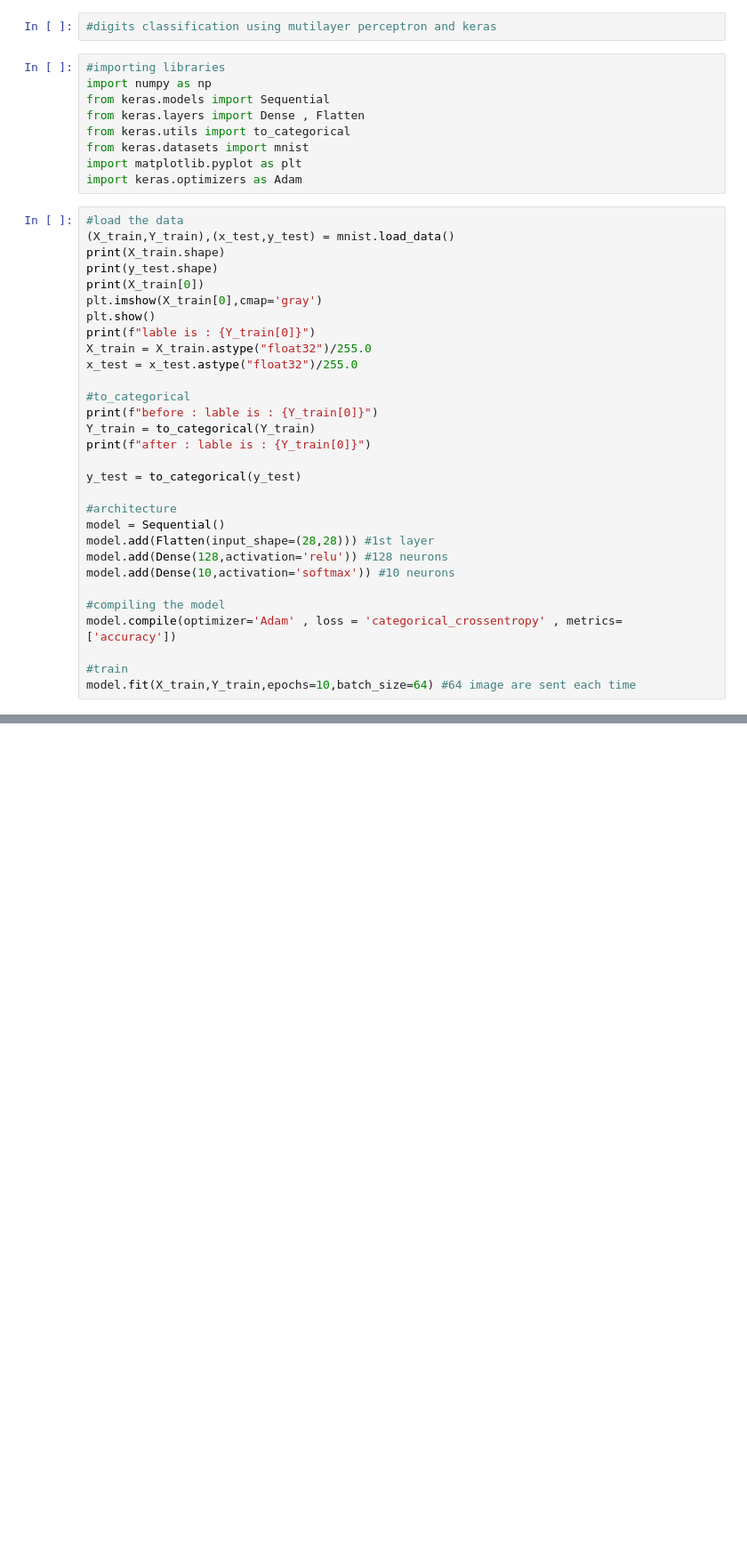
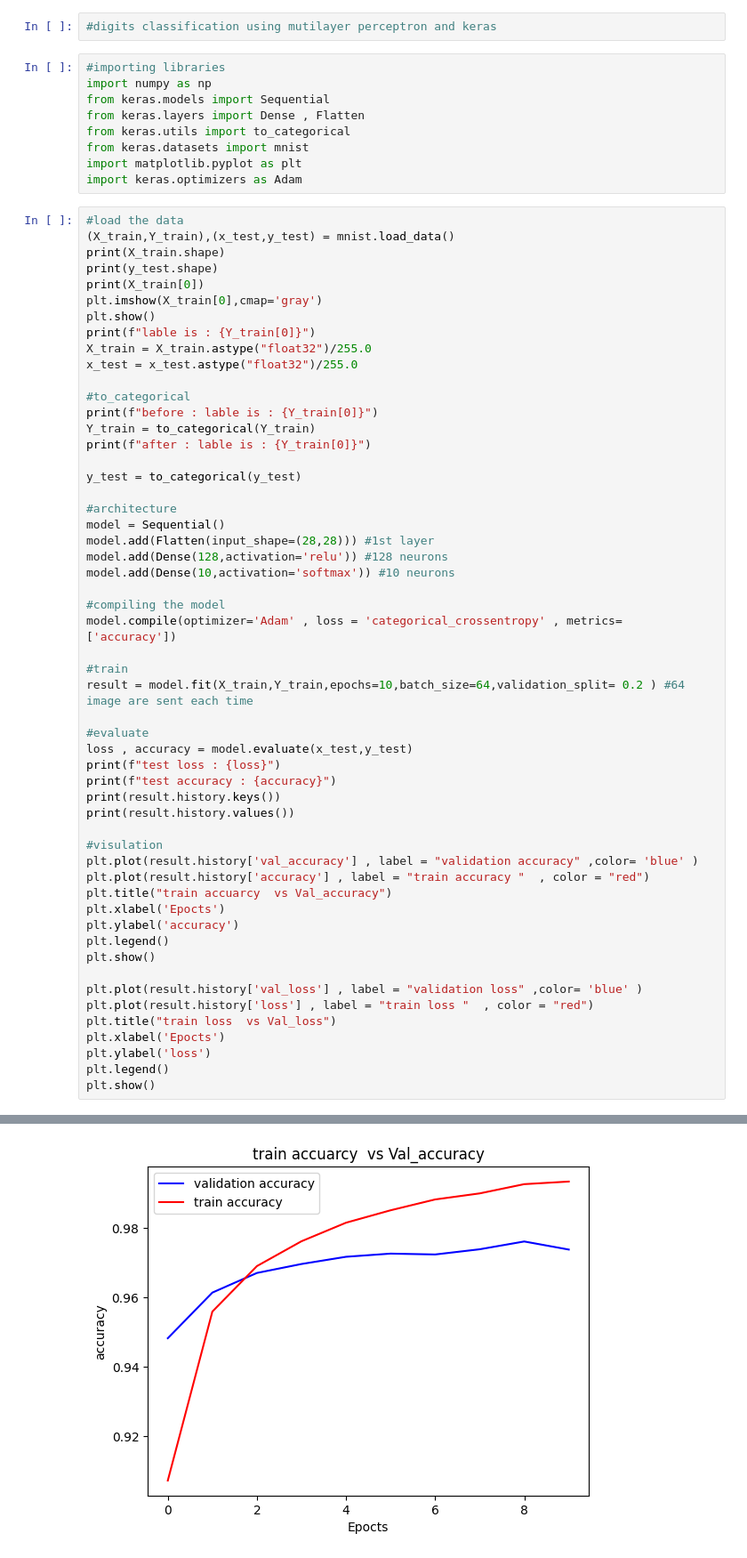
Before and after one commit to Yatharth-agarwal29/Ai_bootcamp, a Jupyter notebook: day2.ipynb, the cells around one changed output, grey strips where cells are left out. Shown: that part at 89% size. Saved outputs shown, nothing was run; the diff lists cells and outputs as text; blank space fills up the shorter version.

Commit message:
added plots of loss and accuracy

```diff
--- a/day2.ipynb
+++ b/day2.ipynb
@@ -38,7 +38,31 @@ model.add(Dense(10,activation='softmax')) #10 neurons
 model.compile(optimizer='Adam' , loss = 'categorical_crossentropy' , metrics= ['accuracy'])
 
 #train
-model.fit(X_train,Y_train,epochs=10,batch_size=64) #64 image are sent each time
+result = model.fit(X_train,Y_train,epochs=10,batch_size=64,validation_split= 0.2 ) #64 image are sent each time
+
+#evaluate
+loss , accuracy = model.evaluate(x_test,y_test)
+print(f"test loss : {loss}")
+print(f"test accuracy : {accuracy}")
+print(result.history.keys())
+print(result.history.values())
+
+#visulation
+plt.plot(result.history['val_accuracy'] , label = "validation accuracy" ,color= 'blue' )
+plt.plot(result.history['accuracy'] , label = "train accuracy "  , color = "red")
+plt.title("train accuarcy  vs Val_accuracy")
+plt.xlabel('Epocts')
+plt.ylabel('accuracy')
+plt.legend()
+plt.show()
+
+plt.plot(result.history['val_loss'] , label = "validation loss" ,color= 'blue' )
+plt.plot(result.history['loss'] , label = "train loss "  , color = "red")
+plt.title("train loss  vs Val_loss")
+plt.xlabel('Epocts')
+plt.ylabel('loss')
+plt.legend()
+plt.show()
 # %% [output]
 (60000, 28, 28)
 (10000,)
@@ -85,0 +102 @@ Epoch 10/10
+[figure, added]
```
Also changed, not shown: parts of 2 cells of this notebook, 1 other file.
